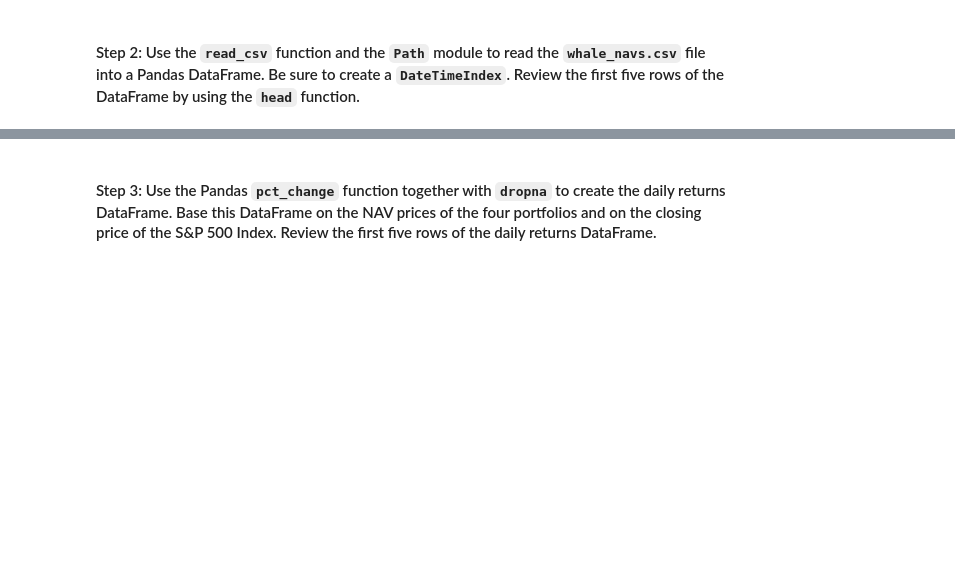
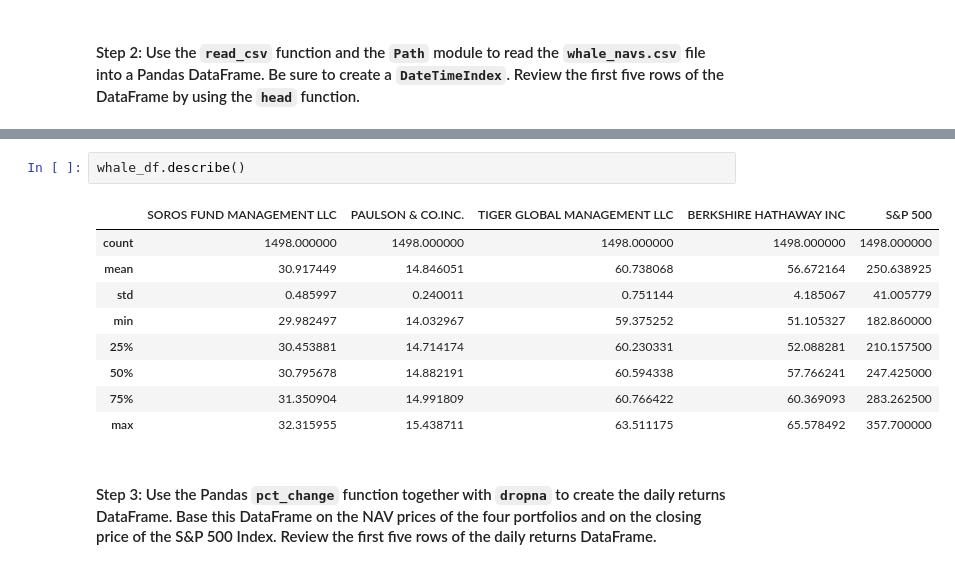
Before and after one commit to TheoG2022/TRG_Challenge_4, a Jupyter notebook: risk_return_analysis.ipynb, the cells around one changed output, grey strips where cells are left out. Saved outputs shown, nothing was run; the diff lists cells and outputs as text; blank space fills up the shorter version.

```diff
--- a/risk_return_analysis.ipynb
+++ b/risk_return_analysis.ipynb
@@ -131,6 +131,18 @@ whale_df.head()
 | 2014-10-03 | 31.969707 | 14.999596 | 60.002264 | 52.022484 | 196.52 |
 | 2014-10-06 | 32.048215 | 14.999471 | 60.006244 | 52.036387 | 196.29 |
 | 2014-10-07 | 31.964216 | 14.994720 | 59.993735 | 52.005864 | 193.26 |
+# %%
+whale_df.describe()
+# %% [output]
+|  | SOROS FUND MANAGEMENT LLC | PAULSON & CO.INC. | TIGER GLOBAL MANAGEMENT LLC | BERKSHIRE HATHAWAY INC | S&P 500 |
+| count | 1498.000000 | 1498.000000 | 1498.000000 | 1498.000000 | 1498.000000 |
+| mean | 30.917449 | 14.846051 | 60.738068 | 56.672164 | 250.638925 |
+| std | 0.485997 | 0.240011 | 0.751144 | 4.185067 | 41.005779 |
+| min | 29.982497 | 14.032967 | 59.375252 | 51.105327 | 182.860000 |
+| 25% | 30.453881 | 14.714174 | 60.230331 | 52.088281 | 210.157500 |
+| 50% | 30.795678 | 14.882191 | 60.594338 | 57.766241 | 247.425000 |
+| 75% | 31.350904 | 14.991809 | 60.766422 | 60.369093 | 283.262500 |
+| max | 32.315955 | 15.438711 | 63.511175 | 65.578492 | 357.700000 |
 # %% [markdown]
 #### Step 3: Use the Pandas `pct_change` function together with `dropna` to create the daily returns DataFrame. Base this DataFrame on the NAV prices of the four portfolios and on the closing price of the S&P 500 Index. Review the first five rows of the daily returns DataFrame.
 # %%
```
Also changed, not shown: parts of 11 cells of this notebook, 1 other file.
